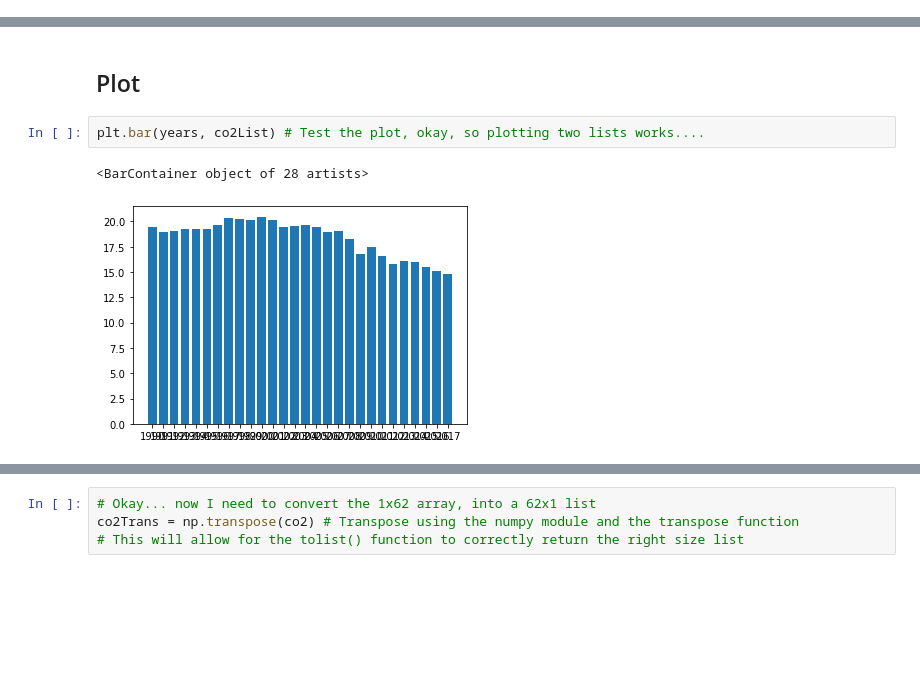
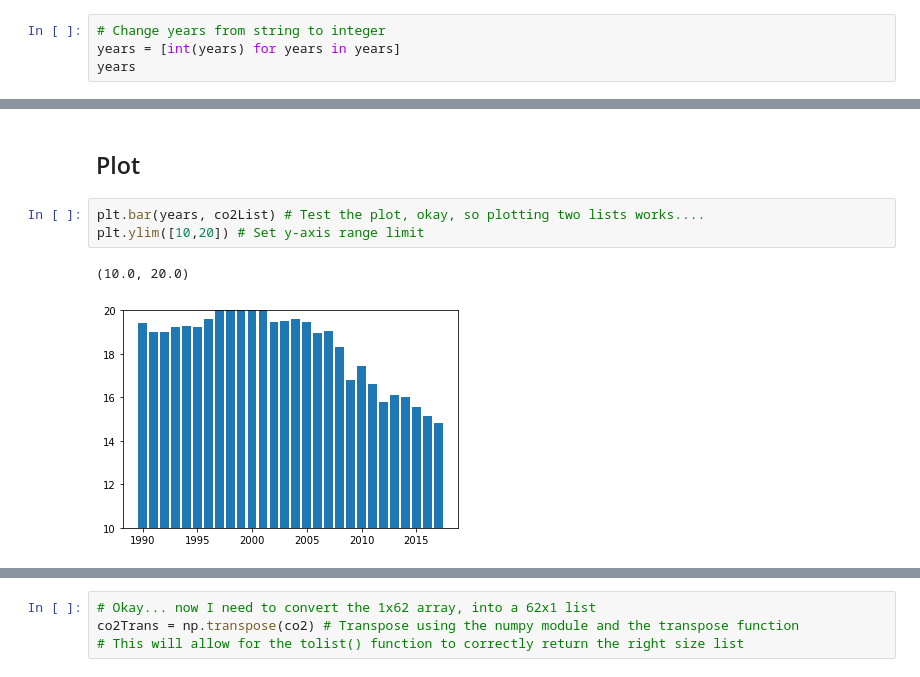
Before and after one commit to mannyjrod/ANA500, a Jupyter notebook: Intro_Matplotlib.ipynb, the cells around one changed output, grey strips where cells are left out. Cells and saved outputs as stored; diff of their text form; blank space fills up the shorter version.

Commit message:
Completed Matplotlib: Basic Plotting, Part 1

```diff
--- a/Intro_Matplotlib.ipynb
+++ b/Intro_Matplotlib.ipynb
@@ -178,3 +178,7 @@ print(len(years))
 <class 'list'>
 ['1990', '1991', '1992', '1993', '1994', '1995', '1996', '1997', '1998', '1999', '2000', '2001', '2002', '2003', '2004', '2005', '2006', '2007', '2008', '2009', '2010', '2011', '2012', '2013', '2014', ...
 28
+# %%
+# Change years from string to integer
+years = [int(years) for years in years]
+years
@@ -281,6 +305,7 @@ print(len(co2List))
 ## Plot
 # %%
 plt.bar(years, co2List) # Test the plot, okay, so plotting two lists works....
+plt.ylim([10,20]) # Set y-axis range limit
 # %% [output]
-<BarContainer object of 28 artists>
+(10.0, 20.0)
-[figure, old version]
+[figure, new version]
```
Also changed, not shown: parts of 29 cells of this notebook.
